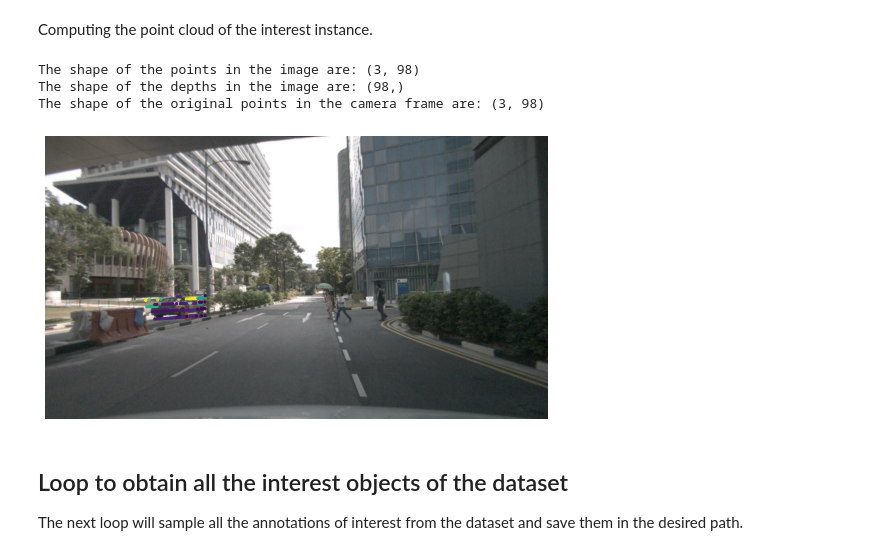
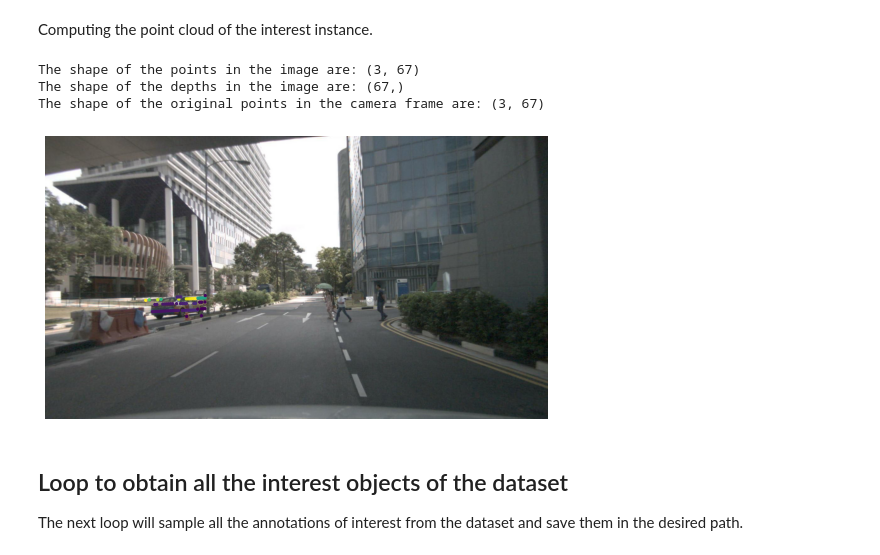
Before and after one commit to MikeS96/3d_obj_detection, a Jupyter notebook: Dataset creator.ipynb, the cells around one changed output. Saved outputs shown, nothing was run; the diff lists cells and outputs as text; code cells hidden in the pictures.

```diff
--- a/Dataset creator.ipynb
+++ b/Dataset creator.ipynb
@@ -27,8 +27,8 @@ from typing import Tuple, List, Dict, Union
 
 %matplotlib inline
 # %%
-nusc = NuScenes(version='v1.0-mini', dataroot='/home/gus/Documents/AI_S/nuScenes/v1_0-mini', verbose=True)
-#nusc = NuScenes(version='v1.0-mini', dataroot='/home/sherlock/Documents/nuScenes/data', verbose=True)
+#nusc = NuScenes(version='v1.0-mini', dataroot='/home/gus/Documents/AI_S/nuScenes/v1_0-mini', verbose=True)
+nusc = NuScenes(version='v1.0-mini', dataroot='/home/sherlock/Documents/nuScenes/data', verbose=True)
 # %% [output]
 ======
 Loading NuScenes tables for version v1.0-mini...
@@ -98,18 +98,18 @@ Computing the point cloud of the interest instance.
 # %%
 # Method to map a point cloud to a particular bounding box
 points, coloring, ori_points, im = map_pointcloud_to_image_(nusc, coords, point_data['token'],
-                                                            cam_data['token'], visualize = True)
+                                                            cam_data['token'], dist_thresh = 0.1, visualize = True)
 # Points in current image frame
 print('The shape of the points in the image are: {}'.format(points.shape))
 # Depths of the points in the image frame
 print('The shape of the depths in the image are: {}'.format(coloring.shape))
 # Filtered points in camera coordinates
 print('The shape of the original points in the camera frame are: {}'.format(ori_points.shape))
 # %% [output]
-The shape of the points in the image are: (3, 98)
-The shape of the depths in the image are: (98,)
-The shape of the original points in the camera frame are: (3, 98)
+The shape of the points in the image are: (3, 67)
+The shape of the depths in the image are: (67,)
+The shape of the original points in the camera frame are: (3, 67)
-[figure, old version]
+[figure, new version]
 # %% [markdown]
 ## Loop to obtain all the interest objects of the dataset
 
```
Also changed, not shown: parts of 4 cells of this notebook, 2 other files.
